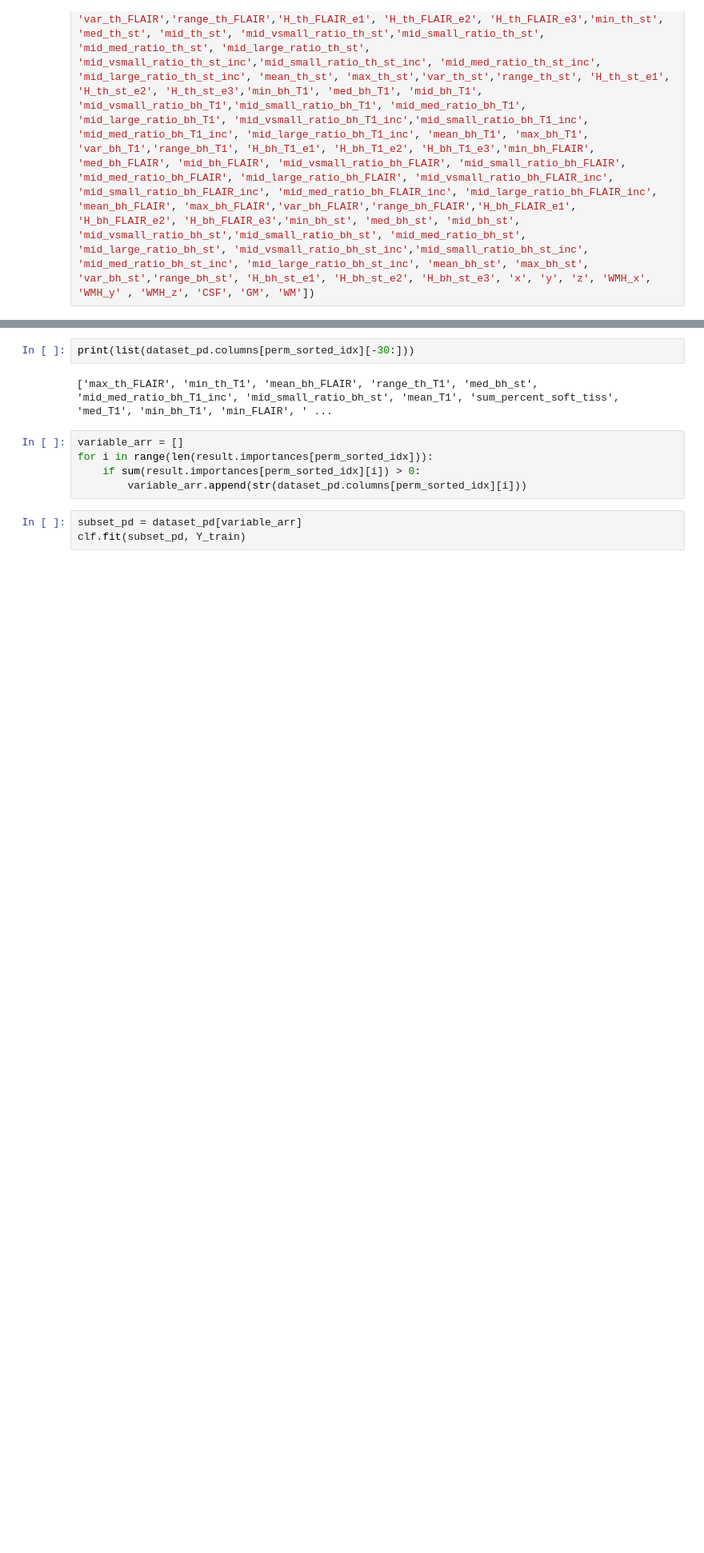
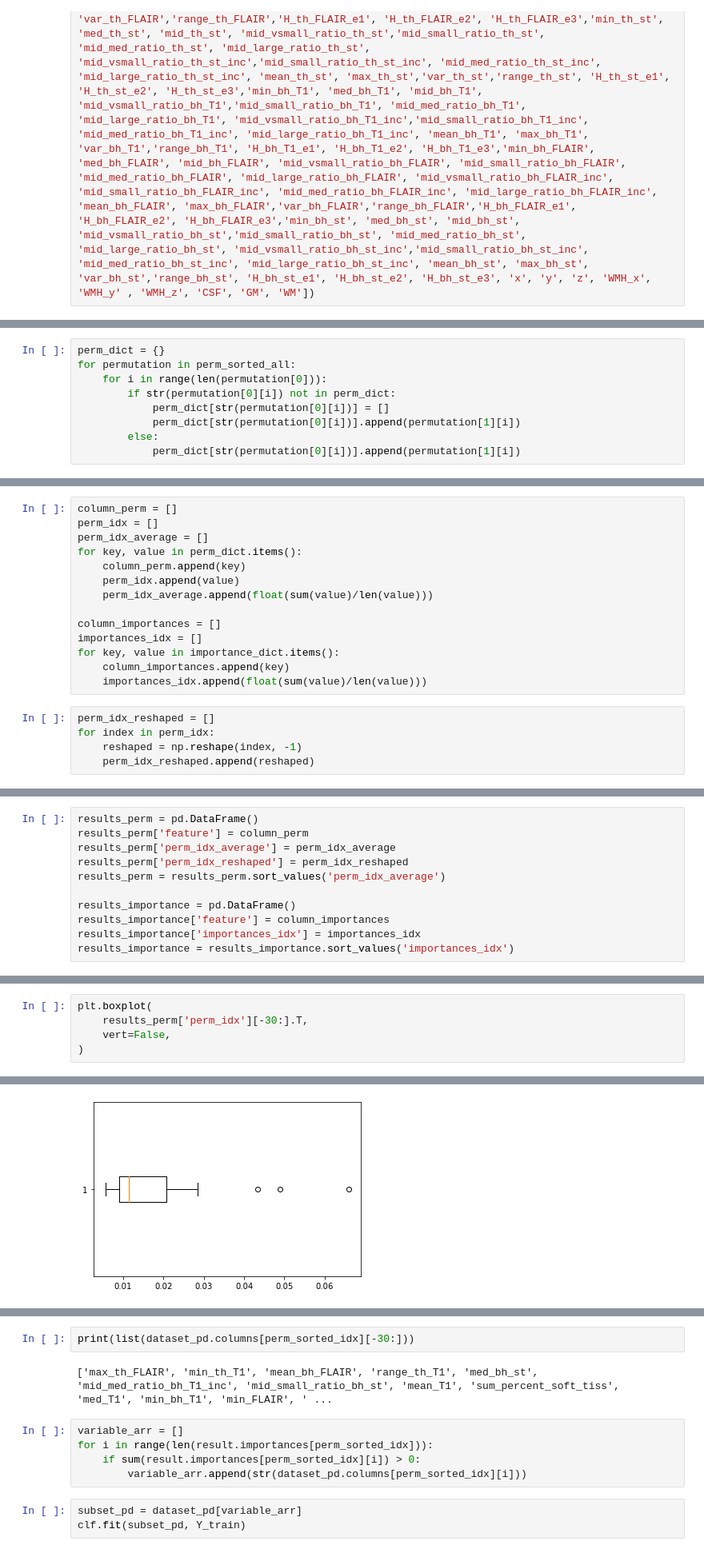
Before and after one commit to ellenwang1/ew-honoursthesis, a Jupyter notebook: Code/Untitled1.ipynb, the cells around one changed output, grey strips where cells are left out. Shown at 80% size. Cells and saved outputs as stored; diff of their text form; blank space fills up the shorter version.

Commit message:
fixed feature importance bug

```diff
--- a/Code/Untitled1.ipynb
+++ b/Code/Untitled1.ipynb
@@ -446,0 +519,9 @@ AttributeError: 'numpy.ndarray' object has no attribute 'index'
+# %%
+perm_dict = {}
+for permutation in perm_sorted_all:
+    for i in range(len(permutation[0])):
+        if str(permutation[0][i]) not in perm_dict:
+            perm_dict[str(permutation[0][i])] = []
+            perm_dict[str(permutation[0][i])].append(permutation[1][i])
+        else:
+            perm_dict[str(permutation[0][i])].append(permutation[1][i])
@@ -446,0 +537,19 @@ AttributeError: 'numpy.ndarray' object has no attribute 'index'
+# %%
+column_perm = []
+perm_idx = []
+perm_idx_average = []
+for key, value in perm_dict.items():
+    column_perm.append(key)
+    perm_idx.append(value)
+    perm_idx_average.append(float(sum(value)/len(value)))
+
+column_importances = []
+importances_idx = []
+for key, value in importance_dict.items():
+    column_importances.append(key)
+    importances_idx.append(float(sum(value)/len(value)))
+# %%
+perm_idx_reshaped = []
+for index in perm_idx:
+    reshaped = np.reshape(index, -1)
+    perm_idx_reshaped.append(reshaped)
@@ -446,0 +576,11 @@ AttributeError: 'numpy.ndarray' object has no attribute 'index'
+# %%
+results_perm = pd.DataFrame()
+results_perm['feature'] = column_perm
+results_perm['perm_idx_average'] = perm_idx_average
+results_perm['perm_idx_reshaped'] = perm_idx_reshaped
+results_perm = results_perm.sort_values('perm_idx_average')
+
+results_importance = pd.DataFrame()
+results_importance['feature'] = column_importances
+results_importance['importances_idx'] = importances_idx
+results_importance = results_importance.sort_values('importances_idx')
@@ -446,0 +619,6 @@ AttributeError: 'numpy.ndarray' object has no attribute 'index'
+# %%
+plt.boxplot(
+    results_perm['perm_idx'][-30:].T,
+    vert=False,
+)
+# %% [output]
@@ -446,0 +633 @@ AttributeError: 'numpy.ndarray' object has no attribute 'index'
+[figure, added]
```
Also changed, not shown: parts of 23 cells of this notebook, 1 other file.
